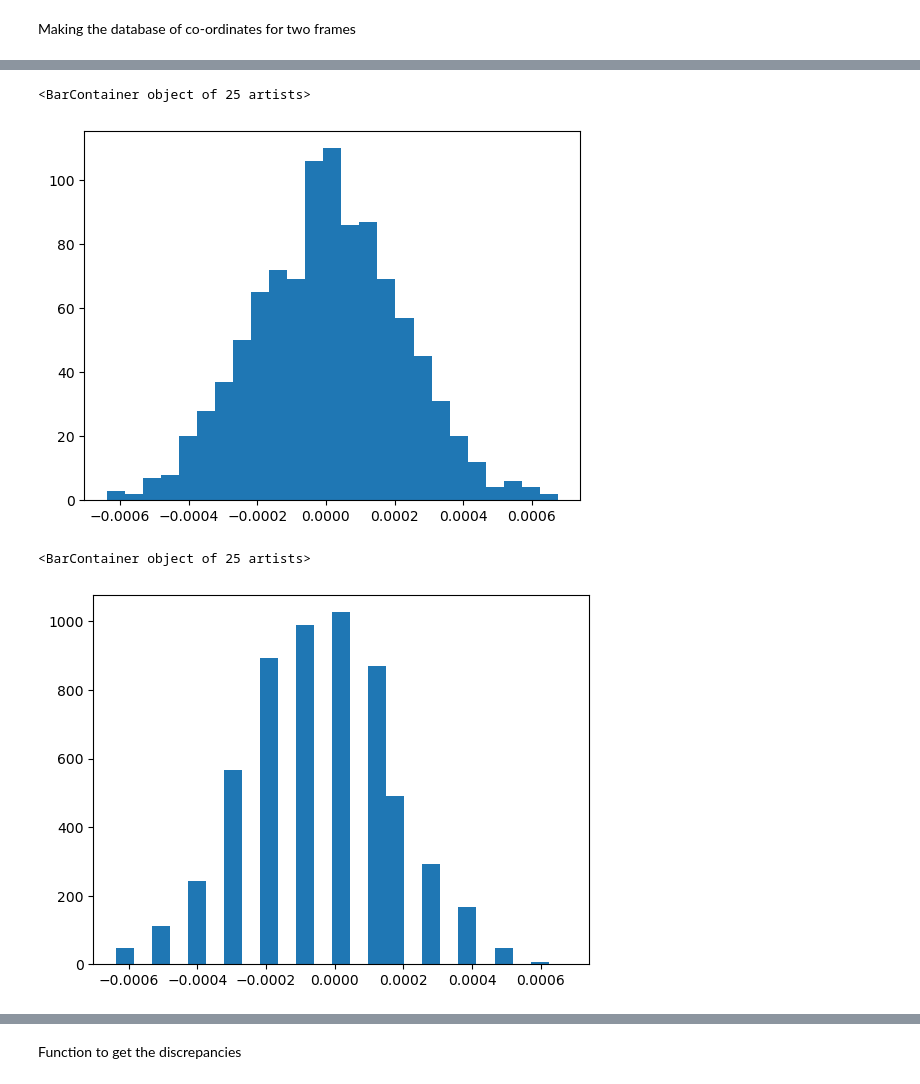
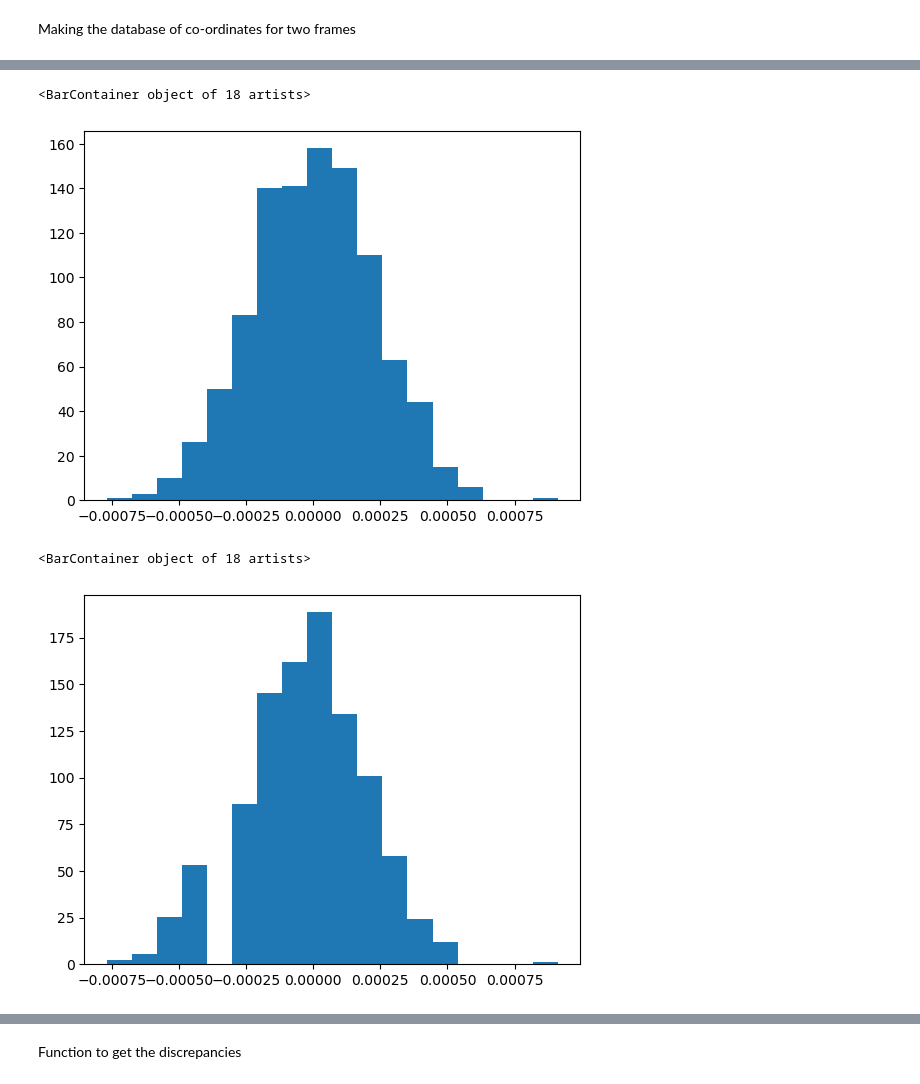
Before and after one commit to ParthM1504/Benchmarking-Dusty-Plasma-Temperature-Code, a Jupyter notebook: Benchmarking.ipynb, the cells around one changed output, grey strips where cells are left out. Saved outputs shown, nothing was run; the diff lists cells and outputs as text; code cells hidden in the pictures.

```diff
--- a/Benchmarking.ipynb
+++ b/Benchmarking.ipynb
@@ -31,6 +31,8 @@ left_SI=left*spatial_resolution
 right_SI=right*spatial_resolution
 up_SI=up*spatial_resolution
 down_SI=down*spatial_resolution
+final_frame=100
+n_bins=18
 # %% [output]
 0.00021903148058823087
 # %% [markdown]
@@ -236,7 +239,7 @@ def make_velocities(fps,num_particles,spatial_resolution, mu,T, right_border_px,
     return frame_full_df
 # %%
 # Print the DataFrame for each frame
-x_y_df = make_velocities(fps,num_particles,spatial_resolution, mu,T, right, up, 100)
+x_y_df = make_velocities(fps,num_particles,spatial_resolution, mu,T, right, up, final_frame)
 x_y_df
 # %% [output]
 |  | part_no | x | y | frame | vx (restored) | vy (restored) | vx | vy |
@@ -254,21 +257,21 @@ x_y_df
 100000 rows × 8 columns
 # %%
-counts_act, bins_act = np.histogram(sample_vx, bins = 25)
+counts_act, bins_act = np.histogram(x_y_df['vx'], bins = n_bins)
 fig_act, ax_act = plt.subplots()
 arr_bins_centers = 0.5 * (bins_act[1:] + bins_act[:-1])
-ax_act.bar(arr_bins_centers, counts_act, width = (arr_bins_centers[1] - arr_bins_centers[0]))
+ax_act.bar(arr_bins_centers, counts_act/(final_frame), width = (arr_bins_centers[1] - arr_bins_centers[0]))
 # %% [output]
-<BarContainer object of 25 artists>
+<BarContainer object of 18 artists>
-[figure, old version]
+[figure, new version]
 # %%
 fig, ax = plt.subplots()
 bins = arr_bins_centers - 0.5 * (arr_bins_centers[1] - arr_bins_centers[0])
 bins = np.append(bins, bins[-1] + (bins[1] - bins[0]))
 vx_restored = np.array(x_y_df['vx (restored)'])
 counts_res, bins_res = np.histogram(vx_restored, bins = bins)
 arr_bins_res_centers = 0.5 * (bins_res[1:] + bins_res[:-1])
-ax.bar(arr_bins_res_centers, counts_res/np.sum(np.abs(vx_restored)), width = (arr_bins_centers[1] - arr_bins_centers[0]))
+ax.bar(arr_bins_res_centers, counts_res/(final_frame), width = (arr_bins_centers[1] - arr_bins_centers[0]))
 # %% [output]
-<BarContainer object of 25 artists>
+<BarContainer object of 18 artists>
-[figure, old version]
+[figure, new version]
 # %%
```
Also changed, not shown: parts of 15 cells of this notebook.
